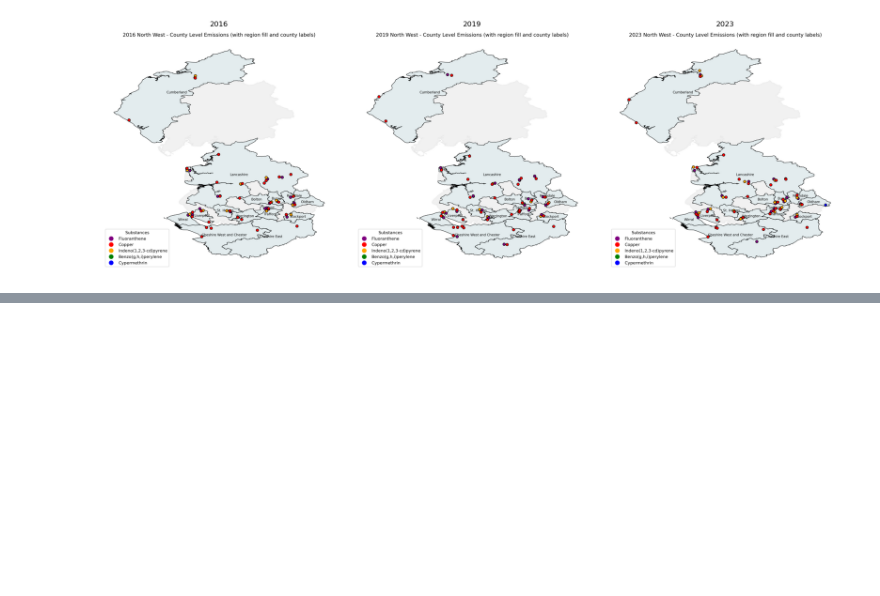
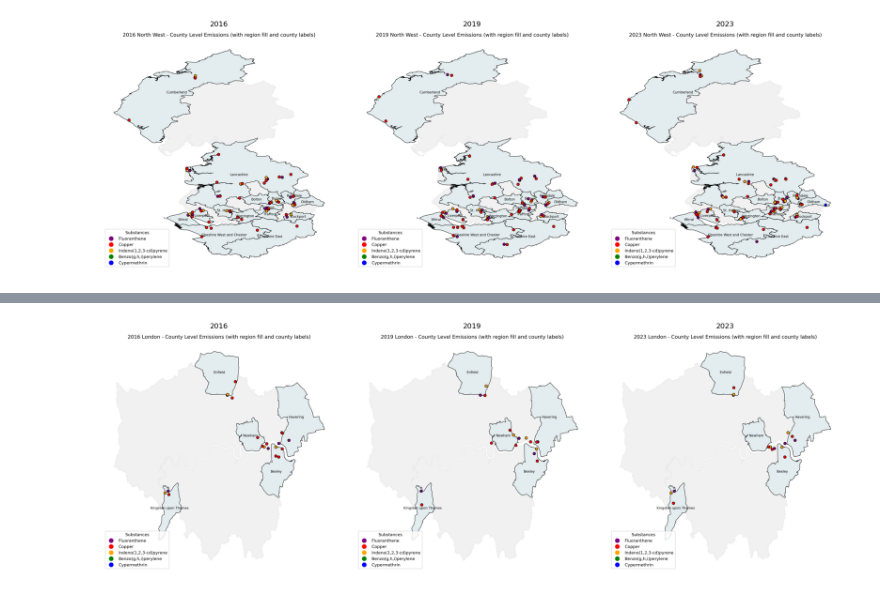
Before and after one commit to Kkkkyf7/DEFRA1, a Jupyter notebook: YifanKe/Map_v4.ipynb, the cells around one changed output, grey strips where cells are left out. Cells and saved outputs as stored; diff of their text form; code cells hidden in the pictures; blank space fills up the shorter version.

```diff
--- a/YifanKe/Map_v4.ipynb
+++ b/YifanKe/Map_v4.ipynb
@@ -596,0 +900,17 @@ plt.show()
+# %%
+img_2016 = Image.open("Maps_v4/London_By_County/London_2016_county_emissions_with_region.png")
+img_2019 = Image.open("Maps_v4/London_By_County/London_2019_county_emissions_with_region.png")
+img_2023 = Image.open("Maps_v4/London_By_County/London_2023_county_emissions_with_region.png")
+
+# Display the maps
+fig, axs = plt.subplots(1, 3, figsize=(18, 6))
+
+for ax, img, year in zip(axs, [img_2016, img_2019, img_2023], [2016, 2019, 2023]):
+    ax.imshow(img)
+    ax.set_title(f"{year}")
+    ax.axis("off")
+
+plt.tight_layout()
+plt.show()
+# %% [output]
+[figure, added]
```
Also changed, not shown: parts of 6 cells of this notebook.
